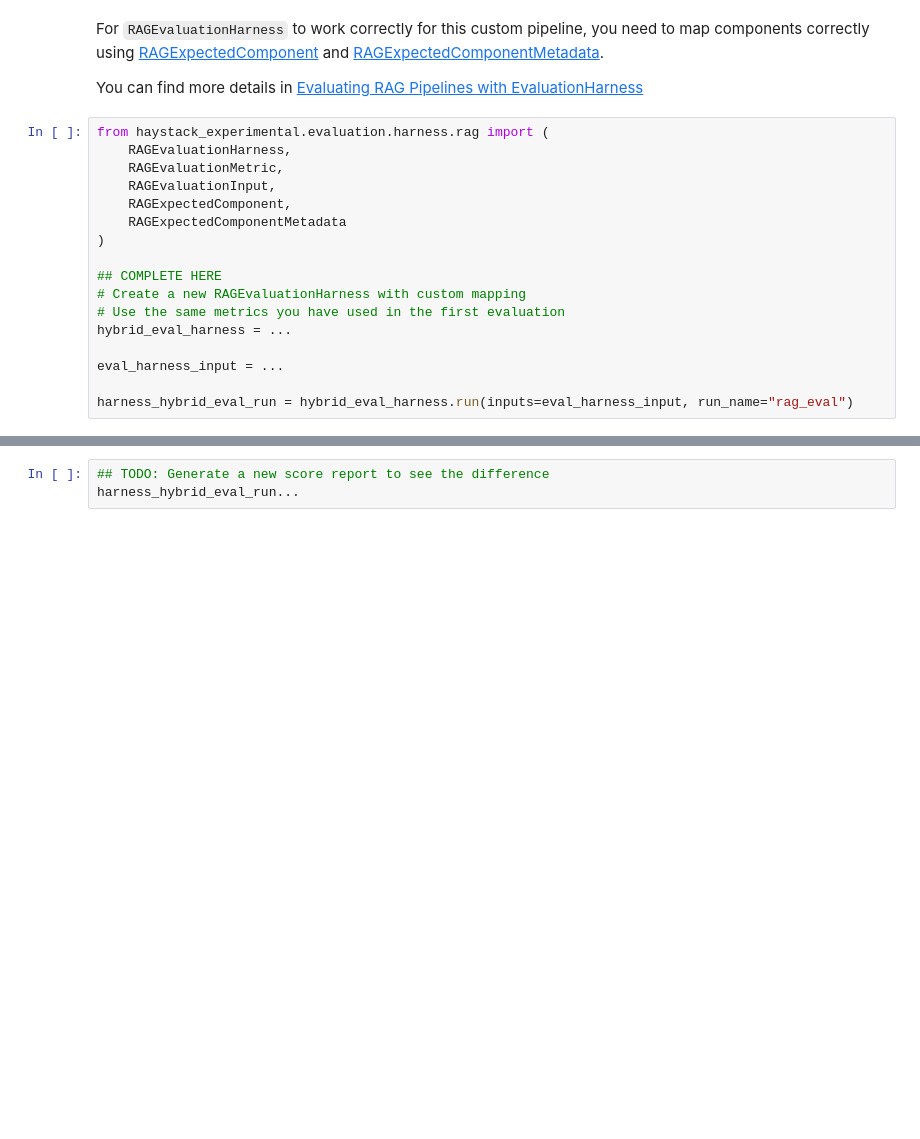
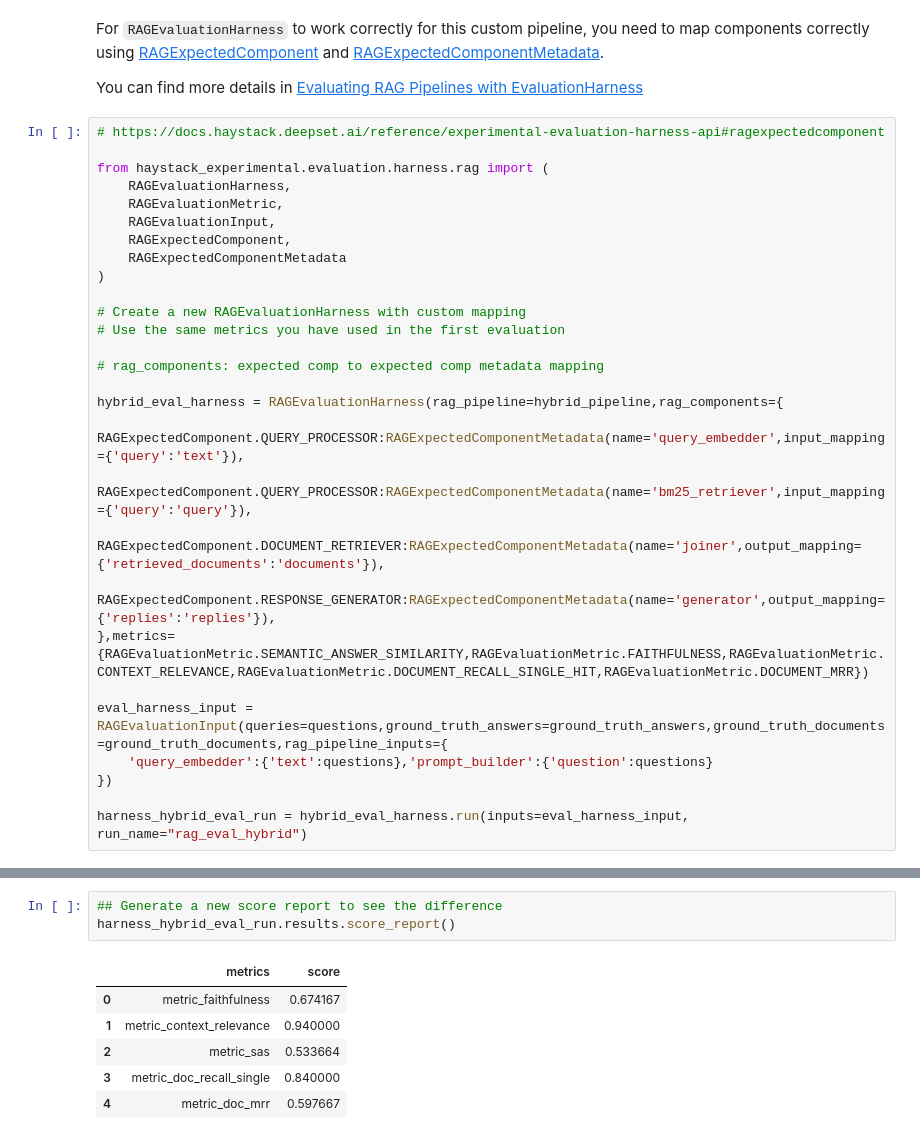
Before and after one commit to Prajwalsrinvas/advent_of_haystack_2024, a Jupyter notebook: Day_Ten_Evaluation_Harness.ipynb, the cells around one changed output, grey strips where cells are left out. Saved outputs shown, nothing was run; the diff lists cells and outputs as text; blank space fills up the shorter version.

```diff
--- a/Day_Ten_Evaluation_Harness.ipynb
+++ b/Day_Ten_Evaluation_Harness.ipynb
@@ -328,6 +462,8 @@ For `RAGEvaluationHarness` to work correctly for this custom pipeline, you need
 
 You can find more details in [Evaluating RAG Pipelines with EvaluationHarness](https://haystack.deepset.ai/cookbook/rag_eval_harness#bonus-evaluationharness-for-custom-rag-pipelines)
 # %%
+# https://docs.haystack.deepset.ai/reference/experimental-evaluation-harness-api#ragexpectedcomponent
+
 from haystack_experimental.evaluation.harness.rag import (
     RAGEvaluationHarness,
     RAGEvaluationMetric,
@@ -336,11 +472,20 @@ from haystack_experimental.evaluation.harness.rag import (
     RAGExpectedComponentMetadata
 )
 
-## COMPLETE HERE
 # Create a new RAGEvaluationHarness with custom mapping
 # Use the same metrics you have used in the first evaluation
-hybrid_eval_harness = ...
 
-eval_harness_input = ...
+# rag_components: expected comp to expected comp metadata mapping
 
-harness_hybrid_eval_run = hybrid_eval_harness.run(inputs=eval_harness_input, run_name="rag_eval")
+hybrid_eval_harness = RAGEvaluationHarness(rag_pipeline=hybrid_pipeline,rag_components={
+    RAGExpectedComponent.QUERY_PROCESSOR:RAGExpectedComponentMetadata(name='query_embedder',input_mapping={'query':'text'}),
+    RAGExpectedComponent.QUERY_PROCESSOR:RAGExpectedComponentMetadata(name='bm25_retriever',input_mapping={'query':'query'}),
+    RAGExpectedComponent.DOCUMENT_RETRIEVER:RAGExpectedComponentMetadata(name='joiner',output_mapping={'retrieved_documents':'documents'}),
+    RAGExpectedComponent.RESPONSE_GENERATOR:RAGExpectedComponentMetadata(name='generator',output_mapping={'replies':'replies'}),
+},metrics={RAGEvaluationMetric.SEMANTIC_ANSWER_SIMILARITY,RAGEvaluationMetric.FAITHFULNESS,RAGEvaluationMetric.CONTEXT_RELEVANCE,RAGEvaluationMetric.DOCUMENT_RECALL_SINGLE_HIT,RAGEvaluationMetric.DOCUMENT_MRR})
+
+eval_harness_input = RAGEvaluationInput(queries=questions,ground_truth_answers=ground_truth_answers,ground_truth_documents=ground_truth_documents,rag_pipeline_inputs={
+    'query_embedder':{'text':questions},'prompt_builder':{'question':questions}
+})
+
+harness_hybrid_eval_run = hybrid_eval_harness.run(inputs=eval_harness_input, run_name="rag_eval_hybrid")
@@ -347,3 +505,10 @@ harness_hybrid_eval_run = hybrid_eval_harness.run(inputs=eval_harness_input, run
 # %%
-## TODO: Generate a new score report to see the difference
-harness_hybrid_eval_run...
+## Generate a new score report to see the difference
+harness_hybrid_eval_run.results.score_report()
+# %% [output]
+|  | metrics | score |
+| 0 | metric_faithfulness | 0.674167 |
+| 1 | metric_context_relevance | 0.940000 |
+| 2 | metric_sas | 0.533664 |
+| 3 | metric_doc_recall_single | 0.840000 |
+| 4 | metric_doc_mrr | 0.597667 |
```
Also changed, not shown: parts of 23 cells of this notebook.
